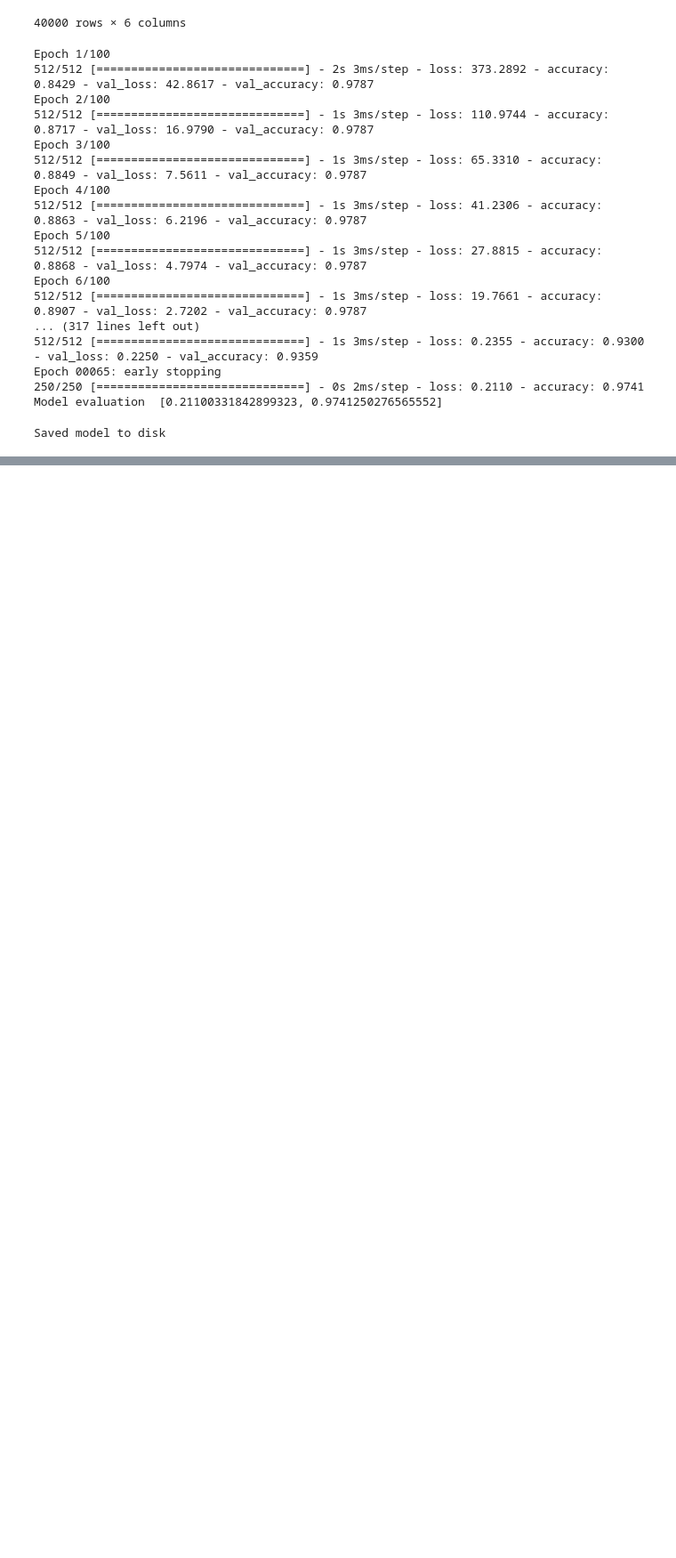
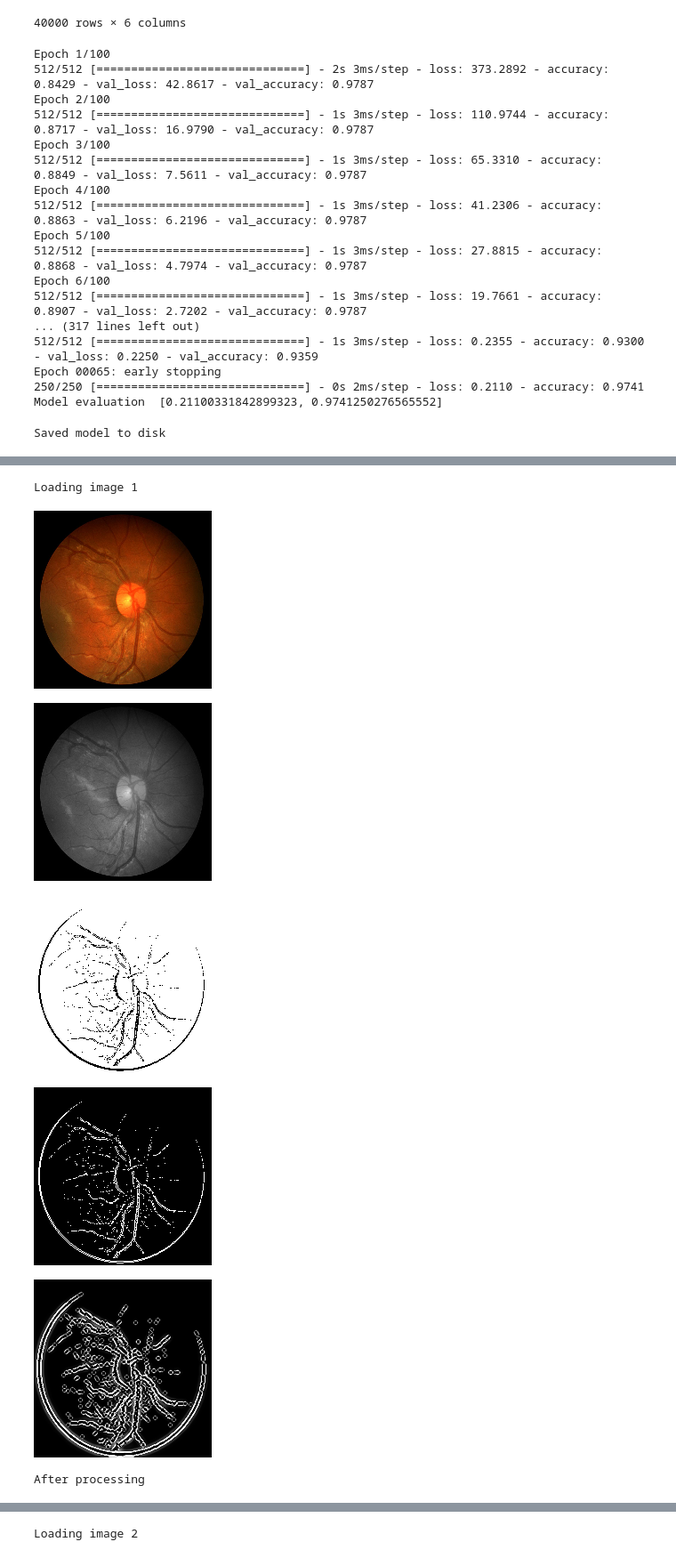
Before and after one commit to EwaKomkowska/Informatyka_w_medycynie, a Jupyter notebook: SitkowkaOka/SiatkowkaOkaBeata.ipynb, the cells around one changed output, grey strips where cells are left out. Shown at 89% size. Drawn from its saved outputs; the diff is of its cells as text; code cells hidden in the pictures; blank space fills up the shorter version.

```diff
--- a/SitkowkaOka/SiatkowkaOkaBeata.ipynb
+++ b/SitkowkaOka/SiatkowkaOkaBeata.ipynb
@@ -528,0 +556,48 @@ Saved model to disk
+# %%
+####### IMAGE 1 ##########
+print("Loading image 1")
+image1 = cv2.imread('/content/drive/My Drive/Colab Notebooks/zdjecia/Image_02R.jpg')
+image1 = processing_image(image1)
+print("After processing")
+show_image(image1)
+expert1 = cv2.imread('/content/drive/My Drive/Colab Notebooks/zdjecia/Image_02R_2ndHO.png')
+
+######## IMAGE 2 ########
+print("Loading image 2")
+image2 = cv2.imread('/content/drive/My Drive/Colab Notebooks/zdjecia/Image_04R.jpg')
+image2 = processing_image(image2)
+print("After processing")
+show_image(image2)
+expert2 = cv2.imread('/content/drive/My Drive/Colab Notebooks/zdjecia/Image_04R_2ndHO.png')
+
+######## IMAGE 3 ########
+print("Loading image 3")
+image3 = cv2.imread('/content/drive/My Drive/Colab Notebooks/zdjecia/Image_05R.jpg')
+image3 = processing_image(image3)
+print("After processing")
+show_image(image3)
+expert3 = cv2.imread('/content/drive/My Drive/Colab Notebooks/zdjecia/Image_05R_2ndHO.png')
+
+######## IMAGE 4 ########
+print("Loading image 4")
+image4 = cv2.imread('/content/drive/My Drive/Colab Notebooks/zdjecia/Image_06R.jpg')
+image4 = processing_image(image4)
+print("After processing")
+show_image(image4)
+expert4 = cv2.imread('/content/drive/My Drive/Colab Notebooks/zdjecia/Image_06R_2ndHO.png')
+
+########### IMAGE 5 #######
+print("Loading image 5")
+image5 = cv2.imread('/content/drive/My Drive/Colab Notebooks/zdjecia/Image_07R.jpg')
+image5 = processing_image(image5)
+print("After processing")
+show_image(image5)
+expert5 = cv2.imread('/content/drive/My Drive/Colab Notebooks/zdjecia/Image_07R_2ndHO.png')
+# %% [output]
+Loading image 1
+[figure, added]
+[figure, added]
+[figure, added]
+[figure, added]
+[figure, added]
+After processing
@@ -528,0 +605 @@ Saved model to disk
+Loading image 2
```
Also changed, not shown: parts of 10 cells of this notebook.
